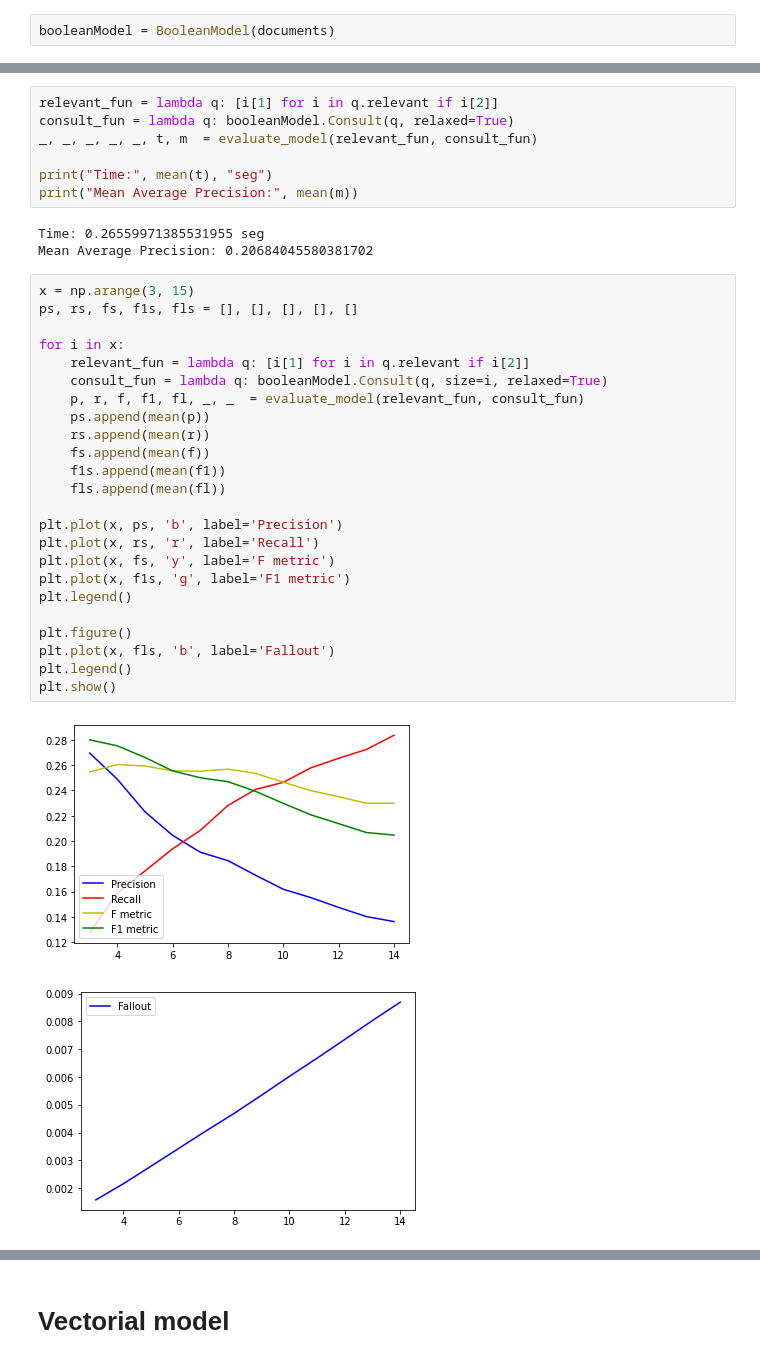
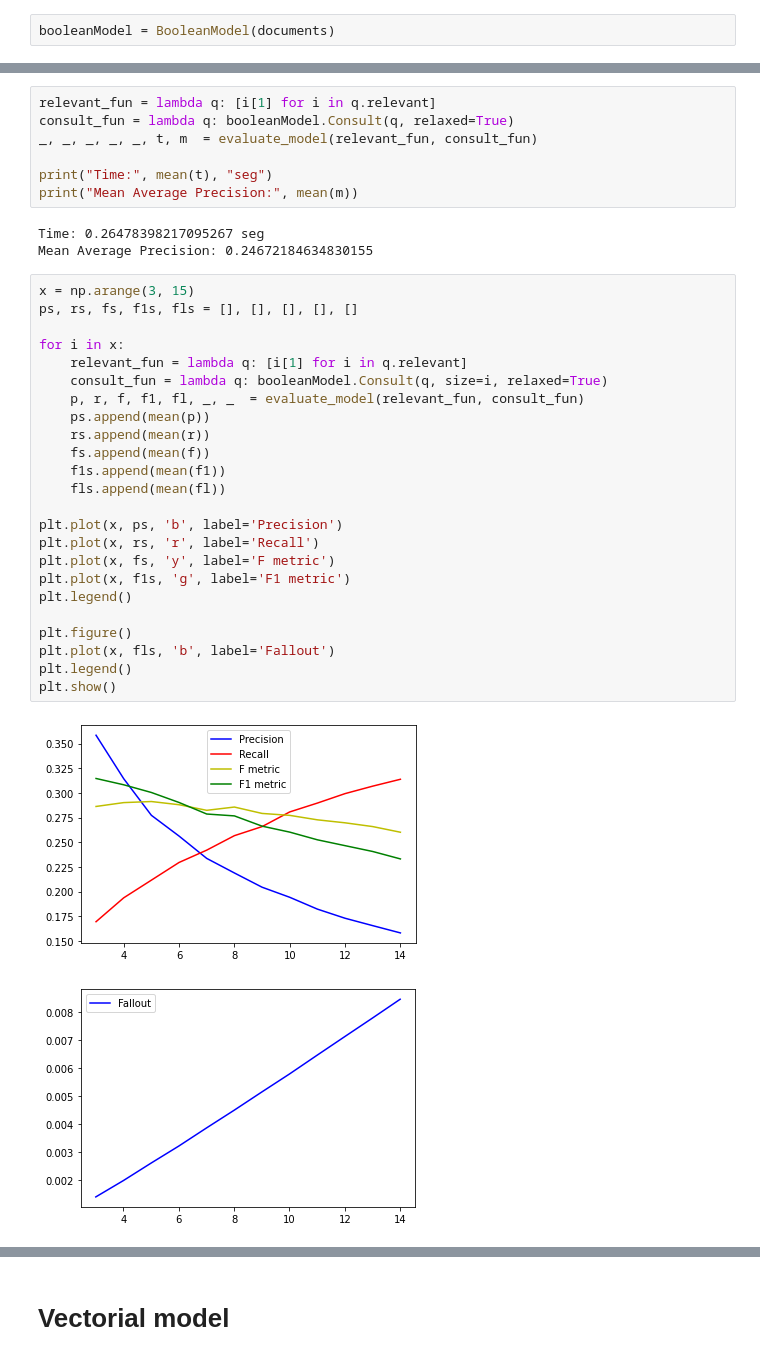
Before and after one commit to NinjaProgrammers/Information-Recovery-Systems, a Jupyter notebook: EvaluateCran.ipynb, the cells around one changed output, grey strips where cells are left out. Saved outputs shown, nothing was run; the diff lists cells and outputs as text.

```diff
--- a/evaluation.ipynb
+++ b/EvaluateCran.ipynb
@@ -101,38 +101,38 @@ Time: 0.07944664743211534 seg
 # %%
-relevant_fun = lambda q: [i[1] for i in q.relevant if i[2]]
+relevant_fun = lambda q: [i[1] for i in q.relevant]
 consult_fun = lambda q: booleanModel.Consult(q, relaxed=True)
 _, _, _, _, _, t, m  = evaluate_model(relevant_fun, consult_fun)
 
 print("Time:", mean(t), "seg")
 print("Mean Average Precision:", mean(m))
 # %% [output]
-Time: 0.26559971385531955 seg
-Mean Average Precision: 0.20684045580381702
+Time: 0.26478398217095267 seg
+Mean Average Precision: 0.24672184634830155
 # %%
 x = np.arange(3, 15)
 ps, rs, fs, f1s, fls = [], [], [], [], []
 
 for i in x:
-    relevant_fun = lambda q: [i[1] for i in q.relevant if i[2]]
+    relevant_fun = lambda q: [i[1] for i in q.relevant]
     consult_fun = lambda q: booleanModel.Consult(q, size=i, relaxed=True)
     p, r, f, f1, fl, _, _  = evaluate_model(relevant_fun, consult_fun)
     ps.append(mean(p))
     rs.append(mean(r))
     fs.append(mean(f))
     f1s.append(mean(f1))
     fls.append(mean(fl))
 
 plt.plot(x, ps, 'b', label='Precision')
 plt.plot(x, rs, 'r', label='Recall')
 plt.plot(x, fs, 'y', label='F metric')
 plt.plot(x, f1s, 'g', label='F1 metric')
 plt.legend()
 
 plt.figure()
 plt.plot(x, fls, 'b', label='Fallout')
 plt.legend()
 plt.show()
 # %% [output]
-[figure, old version]
+[figure, new version]
-[figure, old version]
+[figure, new version]
 # %%
```
Also changed, not shown: parts of 5 cells of this notebook, 12 other files.
